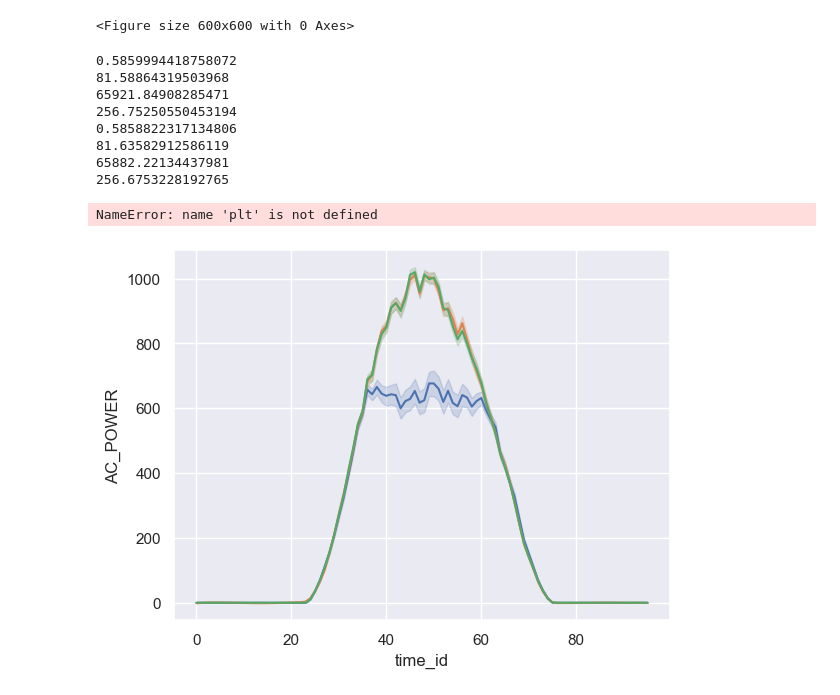
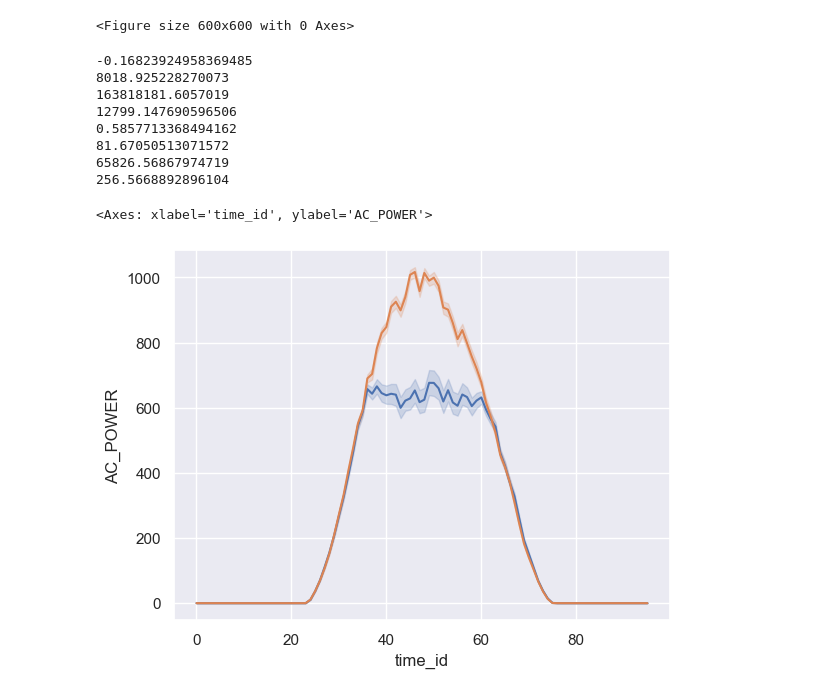
Before and after one commit to antoninchafiol/SolarPW, a Jupyter notebook: IrrToProduction.ipynb, the cells around one changed output. Cells and saved outputs as stored; diff of their text form; code cells hidden in the pictures.

Commit message:
[ADD] - Clustering to set - No progress

```diff
--- a/IrrToProduction.ipynb
+++ b/IrrToProduction.ipynb
@@ -32,6 +32,11 @@ sens_df = sens_df.drop(columns=["AMBIENT_TEMPERATURE", "MODULE_TEMPERATURE","tim
 
 merge_df = gen_df.merge(sens_df, on="DATE_TIME")
 merge_df = merge_df.drop(columns=["DATE_TIME"])
+
+from sklearn.cluster import KMeans
+km = KMeans(n_clusters=3, max_iter=350, n_init=50)
+
+merge_df['cluster'] = km.fit(merge_df[['time_id', 'IRRADIATION']]).labels_
 # %%
 # Preparing data into train/dev sets
 
@@ -138,39 +144,41 @@ test_sens_df = test_sens_df.drop(columns=["AMBIENT_TEMPERATURE", "MODULE_TEMPERA
 
 merge_df = test_gen_df.merge(test_sens_df, on="DATE_TIME")
 merge_df = merge_df.drop(columns=["DATE_TIME"])
+km = KMeans(n_clusters=3, max_iter=350, n_init=50)
 
+merge_df['cluster'] = km.fit(merge_df[['time_id', 'IRRADIATION']]).labels_
 
 X_test = merge_df
 y_test = X_test.pop("AC_POWER")
 
 
-preds = search.predict(X_test)
-predsGB = modelGB.predict(X_test)
-print(r2_score(preds, y_test))
-print(mean_absolute_error(preds, y_test))
-print(mean_squared_error(preds, y_test, squared=True))
-print(mean_squared_error(preds, y_test, squared=False))
-print(r2_score(predsGB, y_test))
-print(mean_absolute_error(predsGB, y_test))
-print(mean_squared_error(predsGB, y_test, squared=True))
-print(mean_squared_error(predsGB, y_test, squared=False))
+predst = search.predict(X_test)
+predstGB = modelGB.predict(X_test)
+print(r2_score(predst, y_test))
+print(mean_absolute_error(predst, y_test))
+print(mean_squared_error(predst, y_test, squared=True))
+print(mean_squared_error(predst, y_test, squared=False))
+print(r2_score(predstGB, y_test))
+print(mean_absolute_error(predstGB, y_test))
+print(mean_squared_error(predstGB, y_test, squared=True))
+print(mean_squared_error(predstGB, y_test, squared=False))
 # %% [output]
-0.5859994418758072
-81.58864319503968
-65921.84908285471
-256.75250550453194
-0.5858822317134806
-81.63582912586119
-65882.22134437981
-256.6753228192765
+-0.16823924958369485
+8018.925228270073
+163818181.6057019
+12799.147690596506
+0.5857713368494162
+81.67050513071572
+65826.56867974719
+256.5668892896104
 # %%
 import seaborn as sns
 sns.set_theme()
 sns.lineplot(x=X_test['time_id'], y=y_test)
-sns.lineplot(x=X_test['time_id'], y=preds)
-sns.lineplot(x=X_test['time_id'], y=predsGB)
+# sns.lineplot(x=X_test['time_id'], y=predst)
+sns.lineplot(x=X_test['time_id'], y=predstGB)
 # %% [output]
-NameError: name 'plt' is not defined
+<Axes: xlabel='time_id', ylabel='AC_POWER'>
-[figure, old version]
+[figure, new version]
 # %% [markdown]
 Remark: After getting pretty good metrics on train and dev sets, the metrics outputed by the test sets are awfully bad. We can even observe that in this case, the linear regression model is slightly better than LighGBM.
```
Also changed, not shown: parts of 3 cells of this notebook.
